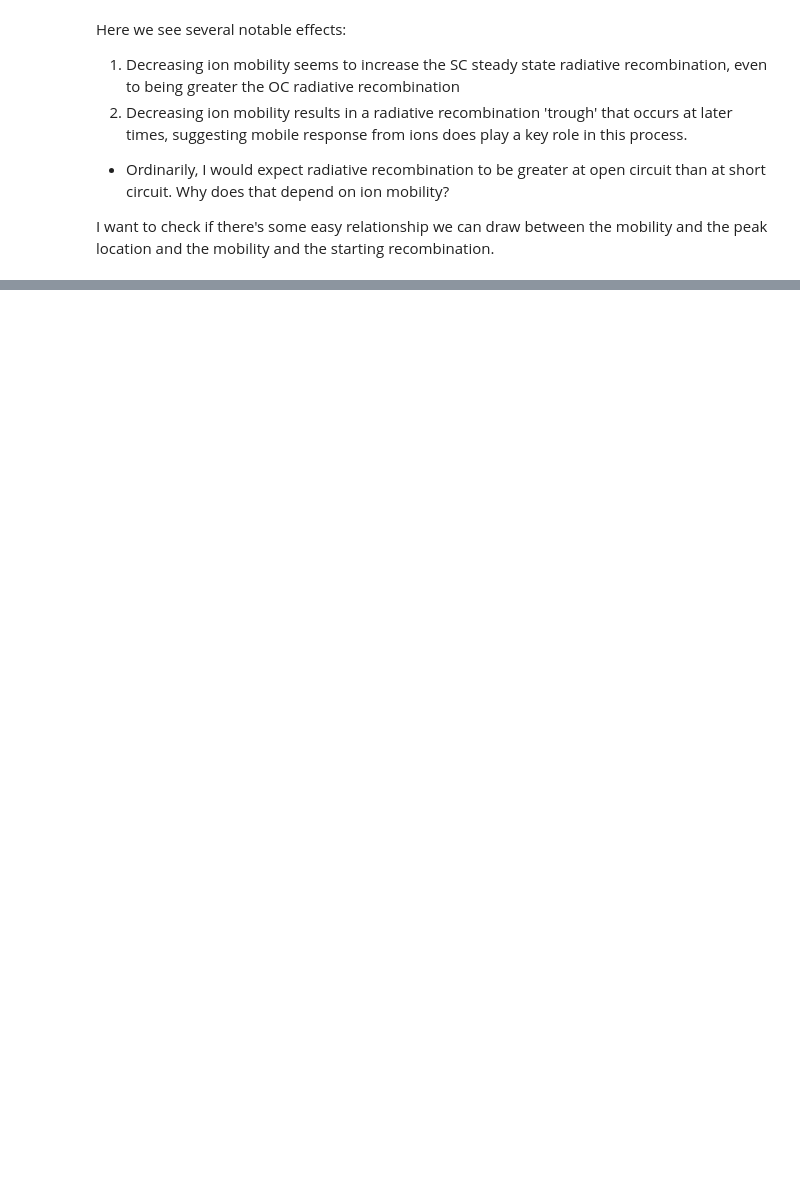
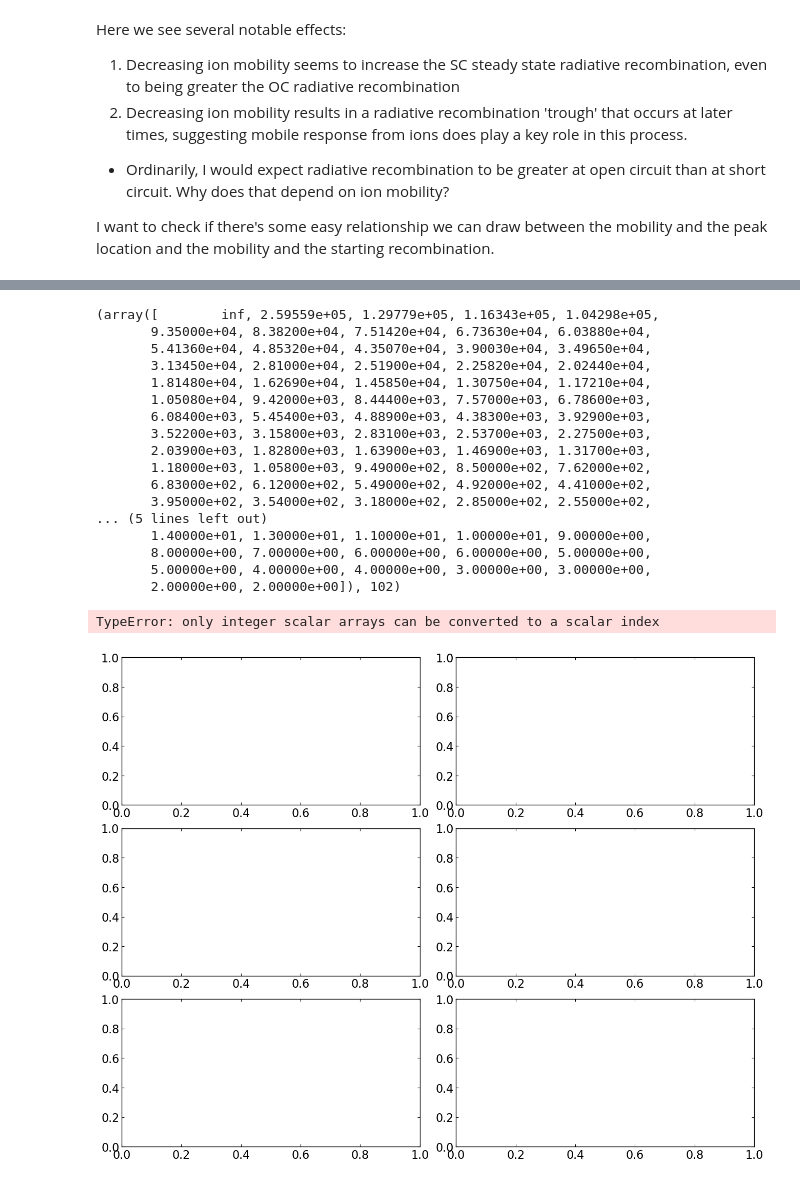
Before and after one commit to joshedmundson/pySIMsalabim, a Jupyter notebook: Notebooks/New PL Project/analysis.ipynb, the cells around one changed output, grey strips where cells are left out. Cells and saved outputs as stored; diff of their text form; code cells hidden in the pictures; blank space fills up the shorter version.

```diff
--- a/Notebooks/New PL Project/analysis.ipynb
+++ b/Notebooks/New PL Project/analysis.ipynb
@@ -224,0 +253,57 @@ Working explanation of this phenomina:
+# %%
+# Plot the Ion density with respect to time
+number_of_runs = len(zimt_runs)
+cols = 2
+rows = number_of_runs // cols if number_of_runs % 2 == 0 else number_of_runs // cols + 1
+
+fig, axes = plt.subplots(rows, cols, layout='constrained', figsize=(13,10))
+axes_coords = list(it.product(range(rows), range(cols)))
+
+unique_time_steps = zimt_runs[0].var_data["time"].unique()
+number_of_rows_in_var_file = zimt_runs[0].var_data.shape[0]
+number_of_x_values = number_of_rows_in_var_file // unique_time_steps
+
+for index, zimt_run in enumerate(zimt_runs):
+    ax_row, ax_column = axes_coords[index]
+    ax = axes[ax_row][ax_column]
+
+    title = f"$\\mu$: {zimt_run.mu_anion}"
+
+    # Reshape the ion data
+    time_series_shape = (number_of_x_values, len(unique_time_steps))
+    print(time_series_shape)
+    cations_data = zimt_run.var_data["cation"].values.reshape(*time_series_shape)
+
+    # Plot the final JdirL2 value, the OC steady state, as an asymptote
+    ax.scatter(zimt_run.var_data["t"][2:-1], zimt_run.tj_data["JdirL2"][2:-1], label="JdirL2")
+    ax.axhline(zimt_run.tj_data["JdirL2"].values[-1], label="OC Steady State", color='red', linestyle='--')
+    # ax.axvline(0.2, linestyle='-.', color='black', label='Voc Reached')
+
+    ax.set_title(title)
+    ax.set_xscale('log')
+    ax.legend()
+
+fig.suptitle("Switch Base PL for varying ion mobility", fontsize=20)
+fig.supxlabel("Time [s]")
+fig.supylabel("Recombination Current Density [A/m^2]")
+plt.show()
+# %% [output]
+(array([        inf, 2.59559e+05, 1.29779e+05, 1.16343e+05, 1.04298e+05,
+       9.35000e+04, 8.38200e+04, 7.51420e+04, 6.73630e+04, 6.03880e+04,
+       5.41360e+04, 4.85320e+04, 4.35070e+04, 3.90030e+04, 3.49650e+04,
+       3.13450e+04, 2.81000e+04, 2.51900e+04, 2.25820e+04, 2.02440e+04,
+       1.81480e+04, 1.62690e+04, 1.45850e+04, 1.30750e+04, 1.17210e+04,
+       1.05080e+04, 9.42000e+03, 8.44400e+03, 7.57000e+03, 6.78600e+03,
+       6.08400e+03, 5.45400e+03, 4.88900e+03, 4.38300e+03, 3.92900e+03,
+       3.52200e+03, 3.15800e+03, 2.83100e+03, 2.53700e+03, 2.27500e+03,
+       2.03900e+03, 1.82800e+03, 1.63900e+03, 1.46900e+03, 1.31700e+03,
+       1.18000e+03, 1.05800e+03, 9.49000e+02, 8.50000e+02, 7.62000e+02,
+       6.83000e+02, 6.12000e+02, 5.49000e+02, 4.92000e+02, 4.41000e+02,
+       3.95000e+02, 3.54000e+02, 3.18000e+02, 2.85000e+02, 2.55000e+02,
+... (5 lines left out)
+       1.40000e+01, 1.30000e+01, 1.10000e+01, 1.00000e+01, 9.00000e+00,
+       8.00000e+00, 7.00000e+00, 6.00000e+00, 6.00000e+00, 5.00000e+00,
+       5.00000e+00, 4.00000e+00, 4.00000e+00, 3.00000e+00, 3.00000e+00,
+       2.00000e+00, 2.00000e+00]), 102)
+TypeError: only integer scalar arrays can be converted to a scalar index
+[figure, added]
```
Also changed, not shown: parts of 43 cells of this notebook.
